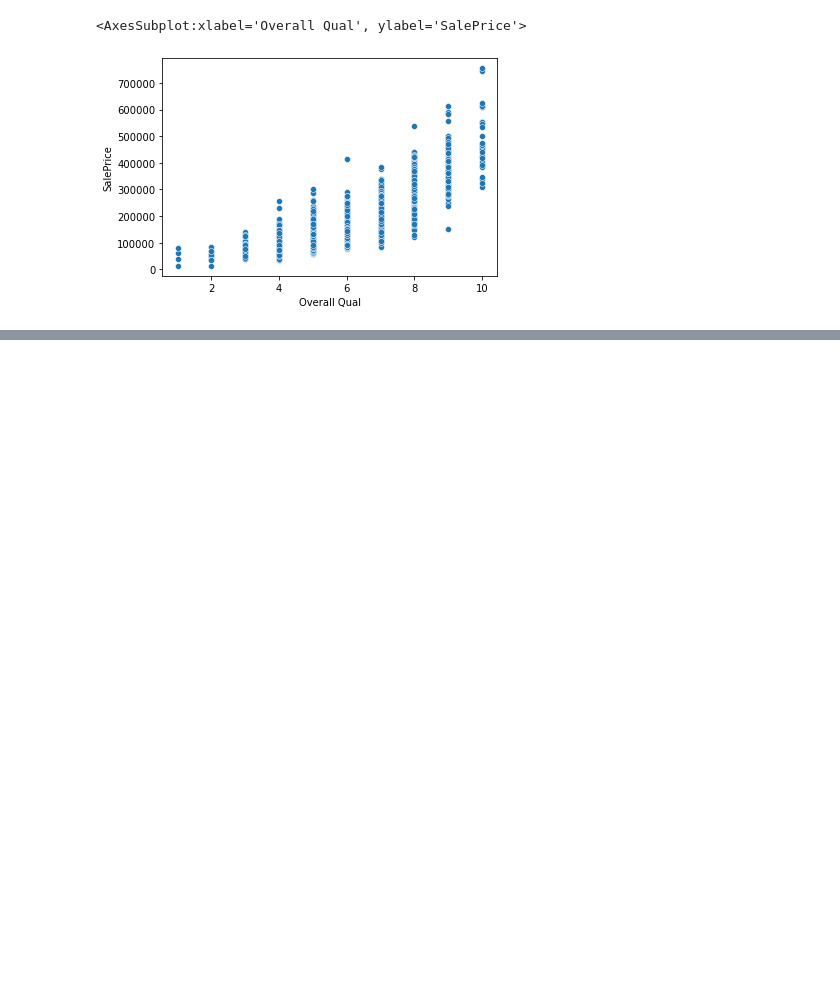
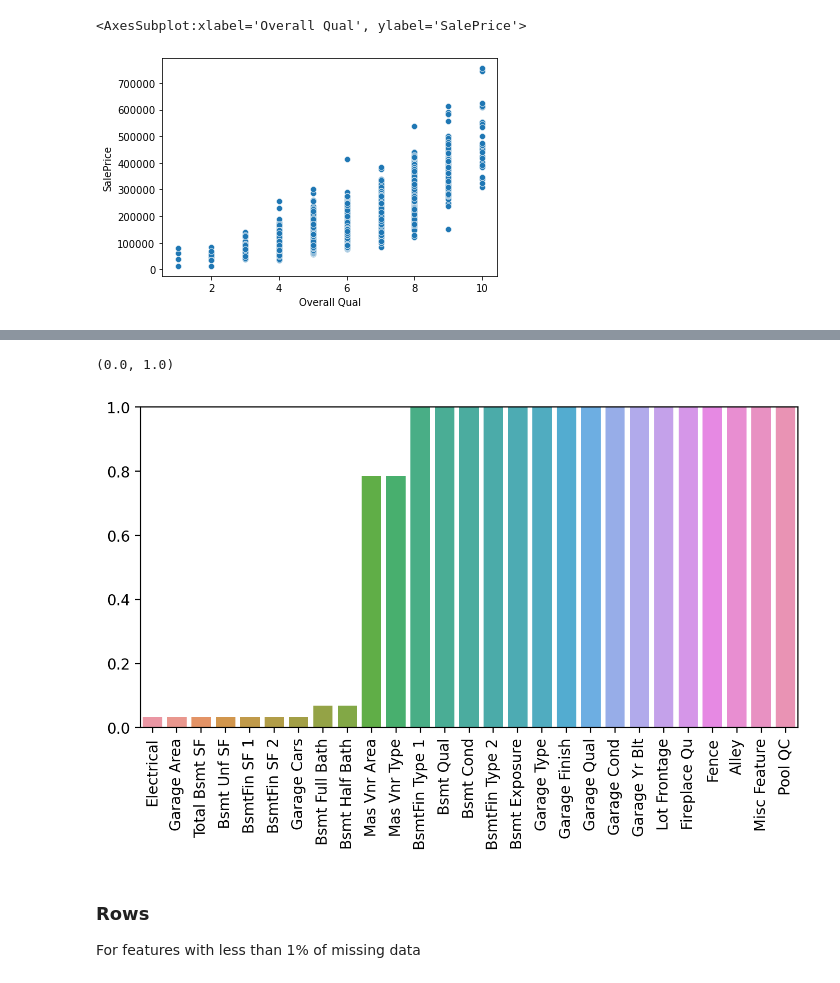
Before and after one commit to rdallagnolo/models_linear-regression, a Jupyter notebook: full_project.ipynb, the cells around one changed output, grey strips where cells are left out. Cells and saved outputs as stored; diff of their text form; code cells hidden in the pictures; blank space fills up the shorter version.

```diff
--- a/full_project.ipynb
+++ b/full_project.ipynb
@@ -74,0 +98,2 @@ df.to_csv('Ames_outliers_removed.csv')
+# %%
+df = pd.read_csv('Ames_outliers_removed.csv',)
@@ -74,0 +130,2 @@ df.to_csv('Ames_outliers_removed.csv')
+# %%
+df = df.drop('PID',axis=1)
@@ -74,0 +151,8 @@ df.to_csv('Ames_outliers_removed.csv')
+# %%
+def percent_missing (df):
+    percent_nan = 100 * df.isnull().sum() / len(df)
+    percent_nan = percent_nan[percent_nan > 0].sort_values()
+
+    return percent_nan
+# %%
+percent_nan = percent_missing(df)
@@ -74,0 +179,11 @@ df.to_csv('Ames_outliers_removed.csv')
+# %%
+plt.figure(figsize=(8,4),dpi=200)
+sns.barplot(x=percent_nan.index, y=percent_nan)
+plt.xticks(rotation=90)
+plt.ylim(0,1)
+# %% [output]
+(0.0, 1.0)
+[figure, added]
+# %% [markdown]
+### Rows
+For features with less than 1% of missing data
```
Also changed, not shown: parts of 63 cells of this notebook, 6 other files.
